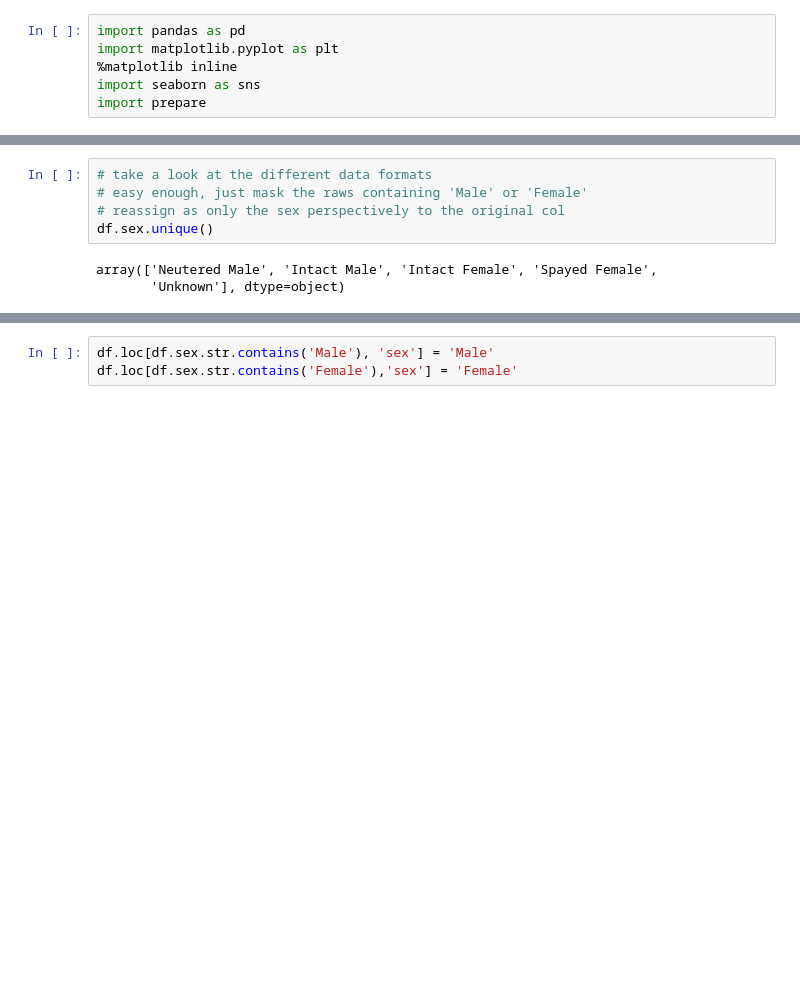
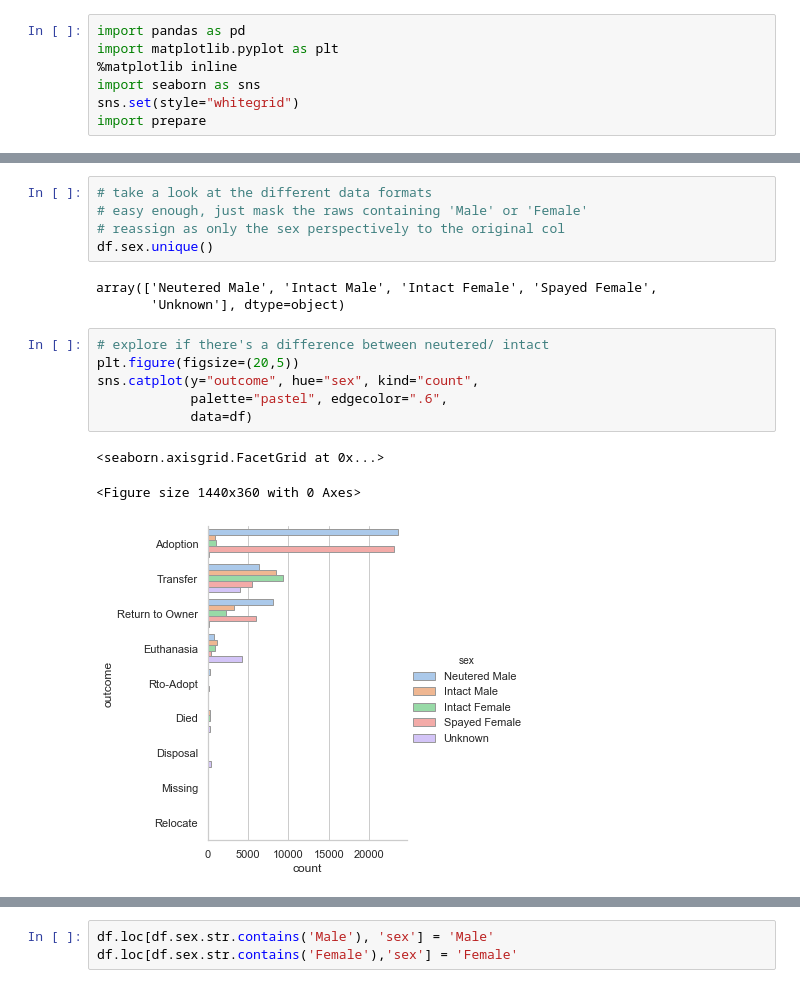
Before and after one commit to Jacqueline-A-Shay/Animal_Shelter, a Jupyter notebook: u.ipynb, the cells around one changed output, grey strips where cells are left out. Saved outputs shown, nothing was run; the diff lists cells and outputs as text; blank space fills up the shorter version.

Commit message:
more explore

```diff
--- a/u.ipynb
+++ b/u.ipynb
@@ -3,6 +3,7 @@ import pandas as pd
 import matplotlib.pyplot as plt
 %matplotlib inline
 import seaborn as sns
+sns.set(style="whitegrid")
 import prepare
 # %%
 #pd.set_option('display.max_rows', 111753)
@@ -157,3 +181,13 @@ df.sex.unique()
 # %% [output]
 array(['Neutered Male', 'Intact Male', 'Intact Female', 'Spayed Female',
        'Unknown'], dtype=object)
+# %%
+# explore if there's a difference between neutered/ intact
+plt.figure(figsize=(20,5))
+sns.catplot(y="outcome", hue="sex", kind="count",
+            palette="pastel", edgecolor=".6",
+            data=df)
+# %% [output]
+<seaborn.axisgrid.FacetGrid at 0x...>
+<Figure size 1440x360 with 0 Axes>
+[figure, added]
```
Also changed, not shown: parts of 9 cells of this notebook.
